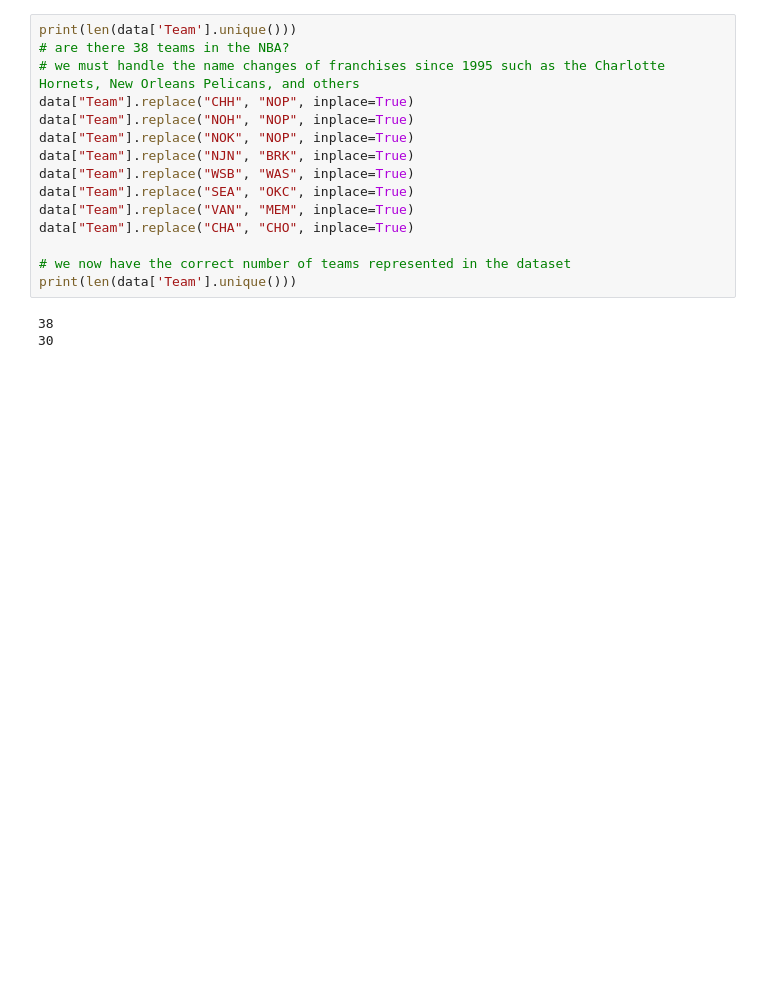
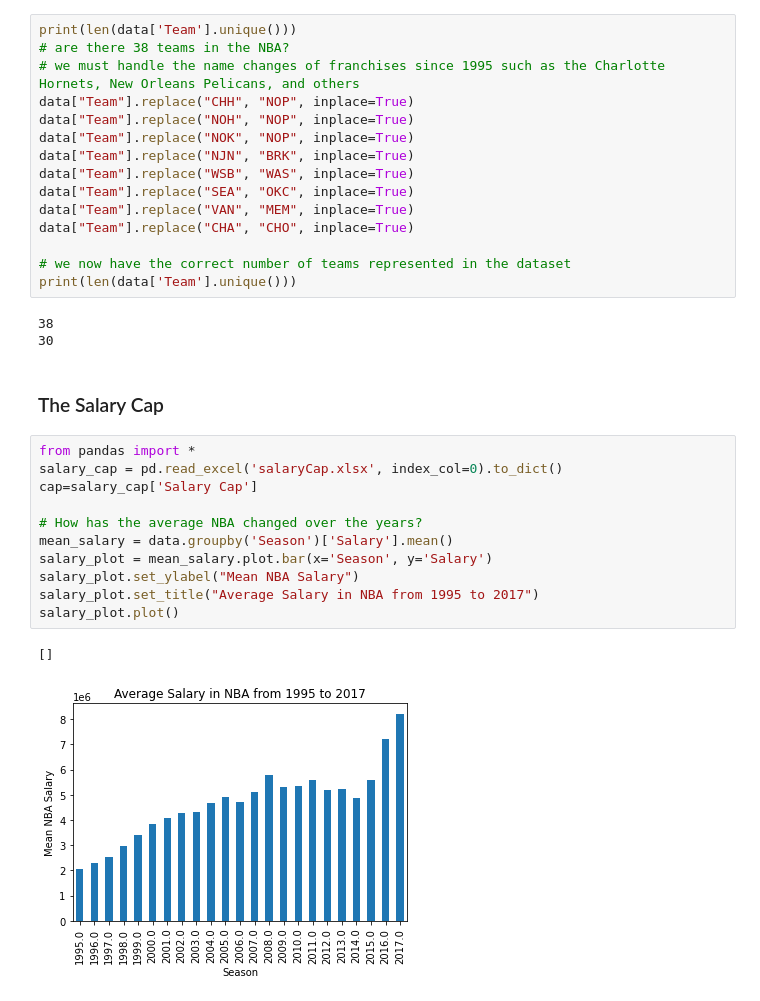
Before and after one commit to kimcha-0/565-final-project-credit-score, a Jupyter notebook: 565-final-project.ipynb, the cells around one changed output. Saved outputs shown, nothing was run; the diff lists cells and outputs as text; blank space fills up the shorter version.

```diff
--- a/565-final-project.ipynb
+++ b/565-final-project.ipynb
@@ -94,3 +94,19 @@ print(len(data['Team'].unique()))
 # %% [output]
 38
 30
+# %% [markdown]
+### The Salary Cap
+# %%
+from pandas import *
+salary_cap = pd.read_excel('salaryCap.xlsx', index_col=0).to_dict()
+cap=salary_cap['Salary Cap']
+
+# How has the average NBA changed over the years?
+mean_salary = data.groupby('Season')['Salary'].mean()
+salary_plot = mean_salary.plot.bar(x='Season', y='Salary')
+salary_plot.set_ylabel("Mean NBA Salary")
+salary_plot.set_title("Average Salary in NBA from 1995 to 2017")
+salary_plot.plot()
+# %% [output]
+[]
+[figure, added]
```
Also changed, not shown: parts of 2 cells of this notebook.
